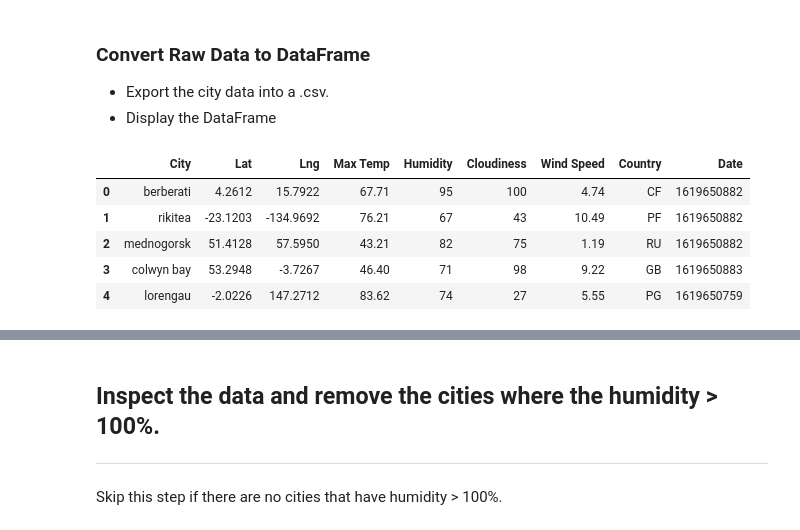
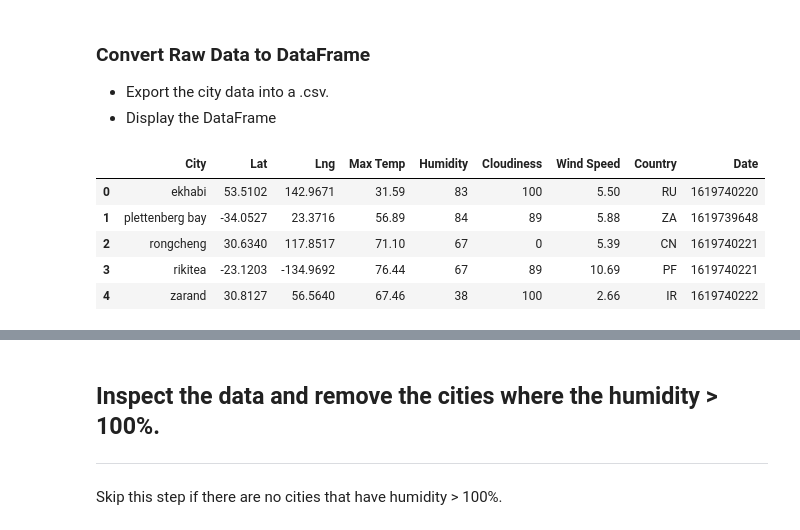
Before and after one commit to verocastillo/my-api-challenge, a Jupyter notebook: WeatherPy/WeatherPy.ipynb, the cells around one changed output, grey strips where cells are left out. Cells and saved outputs as stored; diff of their text form; code cells hidden in the pictures.

Commit message:
Finished all of WeatherPy, with annotations and conclusions. Files were sorted into folders.

```diff
--- a/WeatherPy/WeatherPy.ipynb
+++ b/WeatherPy/WeatherPy.ipynb
@@ -121,18 +124,18 @@ Data Retrieved
 # %%
 weather_df = pd.DataFrame({'City':compcities,"Lat":lat,
                          "Lng":lng,"Max Temp":tempmax,
                          "Humidity":humidity,"Cloudiness":clouds,
                          "Wind Speed":winds,"Country":countries,
                          "Date":dates})
-weather_df.to_csv('citydata.csv',index=False)
+weather_df.to_csv(output_data_file,index=False)
 weather_df.head()
 # %% [output]
 |  | City | Lat | Lng | Max Temp | Humidity | Cloudiness | Wind Speed | Country | Date |
-| 0 | berberati | 4.2612 | 15.7922 | 67.71 | 95 | 100 | 4.74 | CF | 1619650882 |
-| 1 | rikitea | -23.1203 | -134.9692 | 76.21 | 67 | 43 | 10.49 | PF | 1619650882 |
-| 2 | mednogorsk | 51.4128 | 57.5950 | 43.21 | 82 | 75 | 1.19 | RU | 1619650882 |
-| 3 | colwyn bay | 53.2948 | -3.7267 | 46.40 | 71 | 98 | 9.22 | GB | 1619650883 |
-| 4 | lorengau | -2.0226 | 147.2712 | 83.62 | 74 | 27 | 5.55 | PG | 1619650759 |
+| 0 | ekhabi | 53.5102 | 142.9671 | 31.59 | 83 | 100 | 5.50 | RU | 1619740220 |
+| 1 | plettenberg bay | -34.0527 | 23.3716 | 56.89 | 84 | 89 | 5.88 | ZA | 1619739648 |
+| 2 | rongcheng | 30.6340 | 117.8517 | 71.10 | 67 | 0 | 5.39 | CN | 1619740221 |
+| 3 | rikitea | -23.1203 | -134.9692 | 76.44 | 67 | 89 | 10.69 | PF | 1619740221 |
+| 4 | zarand | 30.8127 | 56.5640 | 67.46 | 38 | 100 | 2.66 | IR | 1619740222 |
 # %%
 weather_summary_df = weather_df.describe()
 weather_summary_df
```
Also changed, not shown: parts of 30 cells of this notebook, 28 other files.
